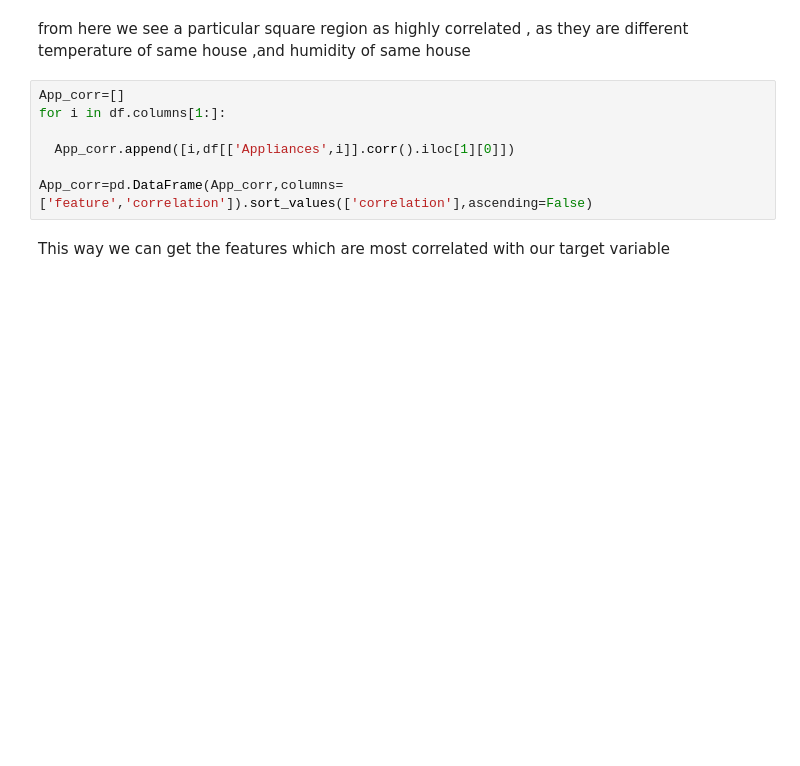
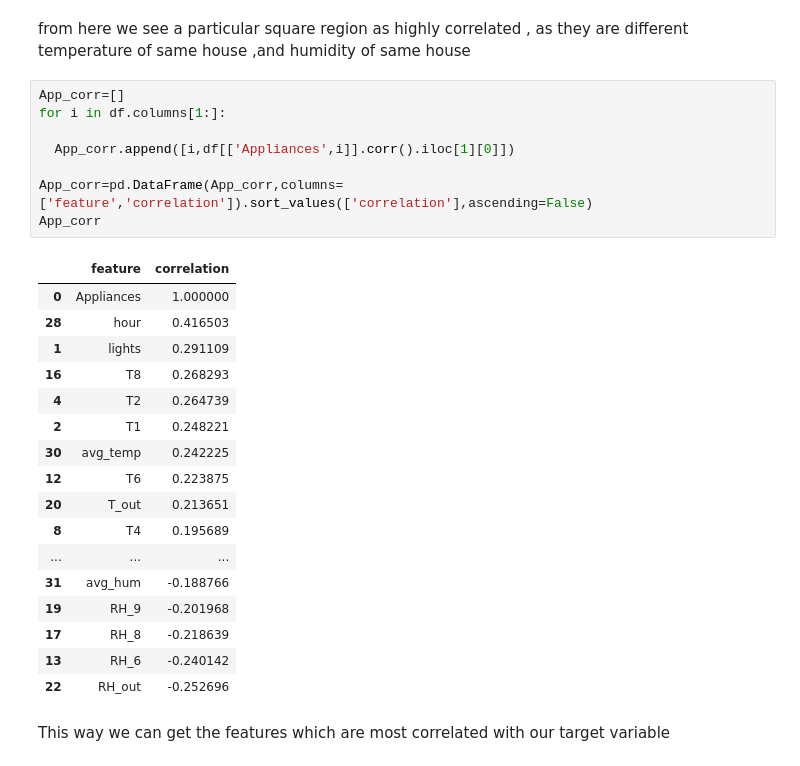
Before and after one commit to Shubhankitsirvaiya/Appliance-Energy-Prediction, a Jupyter notebook: Capstone_Project_Regression.ipynb, the cells around one changed output. Cells and saved outputs as stored; diff of their text form; blank space fills up the shorter version.

```diff
--- a/Capstone_Project_Regression.ipynb
+++ b/Capstone_Project_Regression.ipynb
@@ -391,10 +369,29 @@ from here we see a particular square region as highly correlated , as they are d
 # %%
 App_corr=[]
 for i in df.columns[1:]:
 
   App_corr.append([i,df[['Appliances',i]].corr().iloc[1][0]])
 
 App_corr=pd.DataFrame(App_corr,columns=['feature','correlation']).sort_values(['correlation'],ascending=False)
+App_corr
+# %% [output]
+|  | feature | correlation |
+| 0 | Appliances | 1.000000 |
+| 28 | hour | 0.416503 |
+| 1 | lights | 0.291109 |
+| 16 | T8 | 0.268293 |
+| 4 | T2 | 0.264739 |
+| 2 | T1 | 0.248221 |
+| 30 | avg_temp | 0.242225 |
+| 12 | T6 | 0.223875 |
+| 20 | T_out | 0.213651 |
+| 8 | T4 | 0.195689 |
+| ... | ... | ... |
+| 31 | avg_hum | -0.188766 |
+| 19 | RH_9 | -0.201968 |
+| 17 | RH_8 | -0.218639 |
+| 13 | RH_6 | -0.240142 |
+| 22 | RH_out | -0.252696 |
 # %% [markdown]
 This way we can get the features which are most correlated with our target variable
 # %% [markdown]
```
Also changed, not shown: parts of 36 cells of this notebook.
